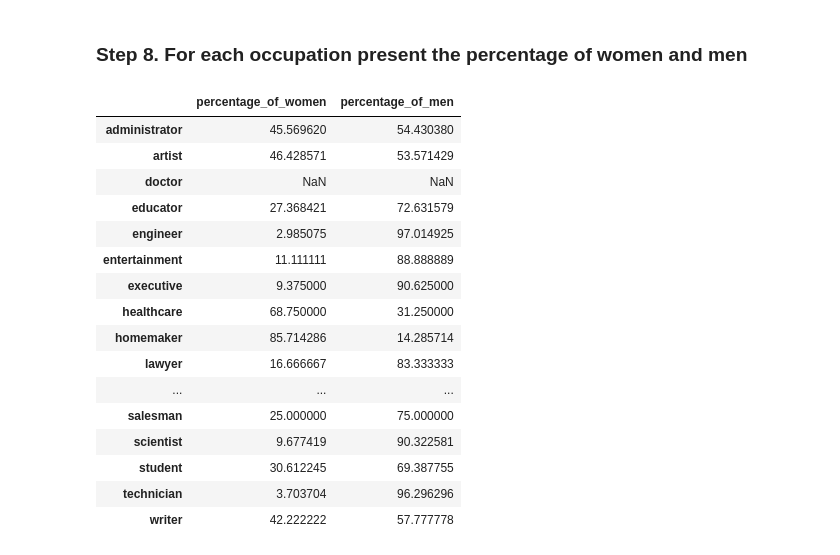
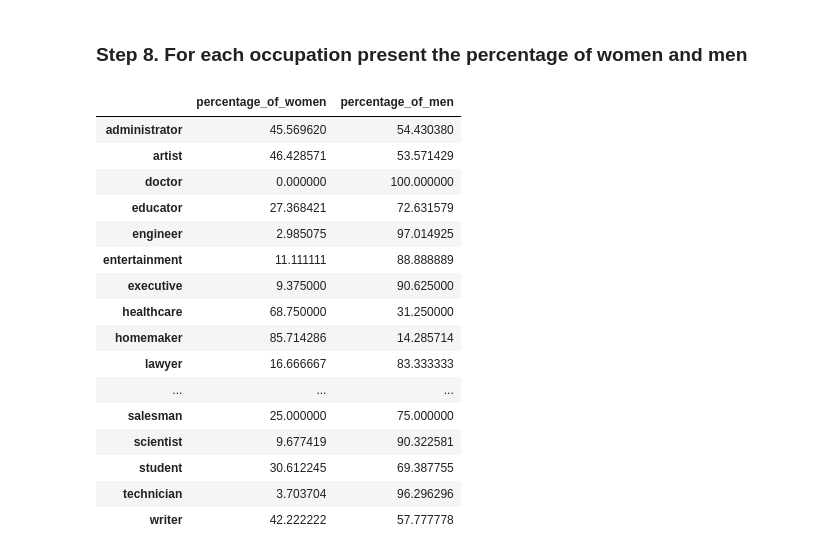
Before and after one commit to Kinetikm/AppliedPythonF2019, a Jupyter notebook: homeworks/homework_05_ml/Среда/Exercise.ipynb, the cells around one changed output. Cells and saved outputs as stored; diff of their text form; code cells hidden in the pictures.

```diff
--- a/homeworks/homework_05_ml/Среда/Exercise.ipynb
+++ b/homeworks/homework_05_ml/Среда/Exercise.ipynb
@@ -127,15 +129,17 @@ Name: age, dtype: float64
 ### Step 8.  For each occupation present the percentage of women and men
 # %%
 df = pd.concat([users[users['gender'] == 'M'].groupby('occupation')['gender'].count(), users[users['gender'] == 'F'].groupby('occupation')['gender'].count()], axis=1 , sort=False)
+df.columns = ['1','2']
+df['2'].replace(np.nan, 0, inplace = True)
 df['percentage_of_women'] = df.iloc[:,1] / (df.iloc[:,1] + df.iloc[:,0]) * 100
 df['percentage_of_men'] = df.iloc[:,0] / (df.iloc[:,1] + df.iloc[:,0]) * 100
-df.drop(columns=['gender'], inplace=True)
+df.drop(columns=['1','2'], inplace=True)
 df
 # %% [output]
 |  | percentage_of_women | percentage_of_men |
 | administrator | 45.569620 | 54.430380 |
 | artist | 46.428571 | 53.571429 |
-| doctor | NaN | NaN |
+| doctor | 0.000000 | 100.000000 |
 | educator | 27.368421 | 72.631579 |
 | engineer | 2.985075 | 97.014925 |
 | entertainment | 11.111111 | 88.888889 |
```
Also changed, not shown: parts of 2 cells of this notebook, 1 other file.
